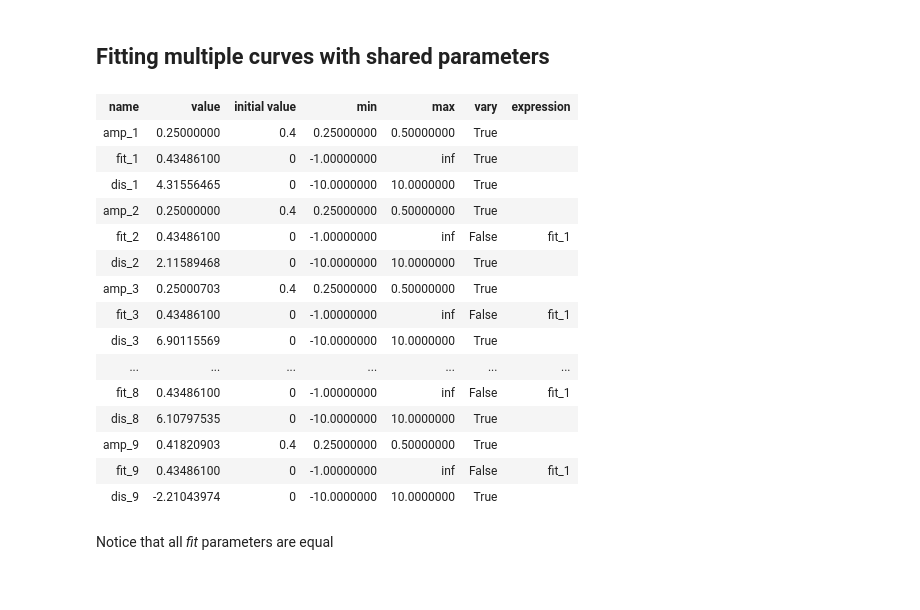
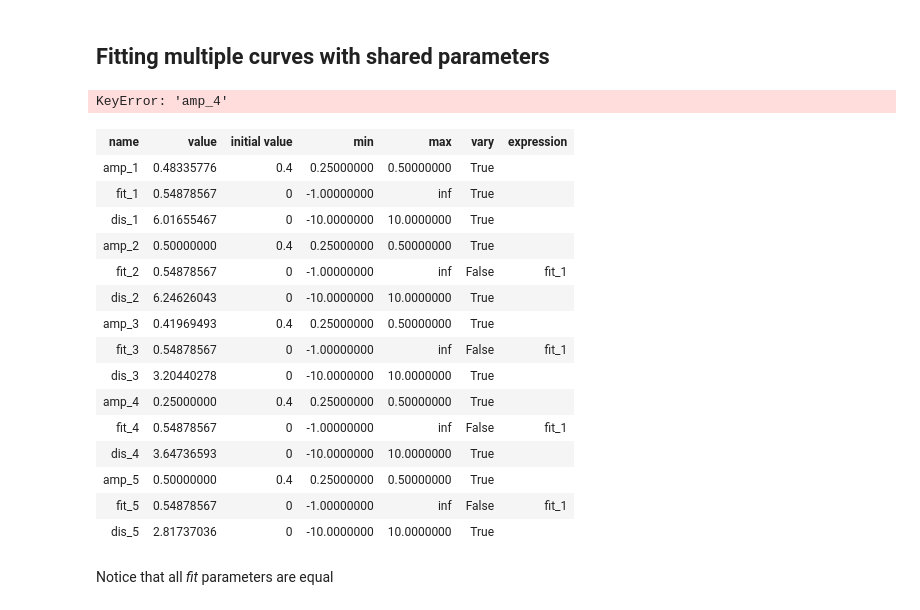
Before and after one commit to neilrobertson/LBC_ARCHER, a Jupyter notebook: Modelling.ipynb, the cells around one changed output. Cells and saved outputs as stored; diff of their text form; code cells hidden in the pictures.

```diff
--- a/Modelling.ipynb
+++ b/Modelling.ipynb
@@ -320,7 +320,7 @@ def mutation_expansion(mutation):
 ## Setting up trajectories
 # %%
 # set the trajectories that we want to fit
-mutation='DNMT3A'
+mutation='TET2'
 threshold=np.quantile(total_grad, 0.85)
 data=[]
 x=[]
@@ -340,6 +340,24 @@ fig
 [interactive output not drawn]
 # %% [markdown]
 ## Fitting multiple curves with shared parameters
+# %%
+total_res=[]   # keeps track of the cumulative residuals accross all data sets
+counter=0
+
+# compute the residual for each trajectory in the dataset
+for i , points in enumerate(zip(x,data)):
+        # points[0] -> x
+        # points[1] -> y
+    res = points[1] - sigmoid_dataset(fit_params, i, points[0])
+    total_res.append(res)
+
+    # now flatten this to a 1D array, as minimize() needs
+
+total_res=np.concatenate(total_res).ravel()
+for i, j in enumerate(data):
+    total_res=np.append(total_res,np.asarray([0.5-fit_params['amp_%i' % (i+1)]]))
+# %% [output]
+KeyError: 'amp_4'
 # %%
 from lmfit import Parameters, minimize, report_fit
 
@@ -356,53 +374,62 @@ def sigmoid_dataset(params, i, x):
     return sigmoid(x, amp, fit, dis)
 
 
-def objective(params, x, data):
+def objective(params, x, data, a):
     """Calculate total residual for fits of Sigmoids to several data sets."""
 
     total_res=[]   # keeps track of the cumulative residuals accross all data sets
     counter=0
 
     # compute the residual for each trajectory in the dataset
     for i , points in enumerate(zip(x,data)):
         # points[0] -> x
         # points[1] -> y
         res = points[1] - sigmoid_dataset(params, i, points[0])
         total_res.append(res)
 
     # now flatten this to a 1D array, as minimize() needs
-    return np.concatenate(total_res).ravel()
+    #return np.concatenate(total_res).ravel()
 
+    total_res=np.concatenate(total_res).ravel()
+    for i, j in enumerate(data):
+        total_res=np.append(total_res,np.asarray([a*(0.5-params['amp_%i' % (i+1)])]))
+
+    return total_res
 
 fit_params = Parameters()
 
 # initialize parameters using default values and boundary values
 for iy, y in enumerate(data):
     fit_params.add('amp_%i' % (iy+1), value=0.4, min=0.25, max=0.5)
     fit_params.add('fit_%i' % (iy+1), value=0,  min =-1.)
     fit_params.add('dis_%i' % (iy+1), value=0,   min=-10,  max=10)
 
 for iy in range(2,len(data)+1):
     fit_params['fit_%i' % iy].expr = 'fit_1'
 
-out = minimize(objective, fit_params, args=(x, data))
+# coefficeint of l^2 regularization on amplitude parameters
+a=0.1
+
+# fit the data using lmfit 'minimize' function
+out = minimize(objective, fit_params, args=(x, data, a))
 out.params
 # %% [output]
 | name | value | initial value | min | max | vary | expression |
-| amp_1 | 0.25000000 | 0.4 | 0.25000000 | 0.50000000 | True |  |
-| fit_1 | 0.43486100 | 0 | -1.00000000 | inf | True |  |
-| dis_1 | 4.31556465 | 0 | -10.0000000 | 10.0000000 | True |  |
-| amp_2 | 0.25000000 | 0.4 | 0.25000000 | 0.50000000 | True |  |
-| fit_2 | 0.43486100 | 0 | -1.00000000 | inf | False | fit_1 |
-| dis_2 | 2.11589468 | 0 | -10.0000000 | 10.0000000 | True |  |
-| amp_3 | 0.25000703 | 0.4 | 0.25000000 | 0.50000000 | True |  |
-| fit_3 | 0.43486100 | 0 | -1.00000000 | inf | False | fit_1 |
-| dis_3 | 6.90115569 | 0 | -10.0000000 | 10.0000000 | True |  |
-| ... | ... | ... | ... | ... | ... | ... |
-| fit_8 | 0.43486100 | 0 | -1.00000000 | inf | False | fit_1 |
-| dis_8 | 6.10797535 | 0 | -10.0000000 | 10.0000000 | True |  |
-| amp_9 | 0.41820903 | 0.4 | 0.25000000 | 0.50000000 | True |  |
-| fit_9 | 0.43486100 | 0 | -1.00000000 | inf | False | fit_1 |
-| dis_9 | -2.21043974 | 0 | -10.0000000 | 10.0000000 | True |  |
+| amp_1 | 0.48335776 | 0.4 | 0.25000000 | 0.50000000 | True |  |
+| fit_1 | 0.54878567 | 0 | -1.00000000 | inf | True |  |
+| dis_1 | 6.01655467 | 0 | -10.0000000 | 10.0000000 | True |  |
+| amp_2 | 0.50000000 | 0.4 | 0.25000000 | 0.50000000 | True |  |
+| fit_2 | 0.54878567 | 0 | -1.00000000 | inf | False | fit_1 |
+| dis_2 | 6.24626043 | 0 | -10.0000000 | 10.0000000 | True |  |
+| amp_3 | 0.41969493 | 0.4 | 0.25000000 | 0.50000000 | True |  |
+| fit_3 | 0.54878567 | 0 | -1.00000000 | inf | False | fit_1 |
+| dis_3 | 3.20440278 | 0 | -10.0000000 | 10.0000000 | True |  |
+| amp_4 | 0.25000000 | 0.4 | 0.25000000 | 0.50000000 | True |  |
+| fit_4 | 0.54878567 | 0 | -1.00000000 | inf | False | fit_1 |
+| dis_4 | 3.64736593 | 0 | -10.0000000 | 10.0000000 | True |  |
+| amp_5 | 0.50000000 | 0.4 | 0.25000000 | 0.50000000 | True |  |
+| fit_5 | 0.54878567 | 0 | -1.00000000 | inf | False | fit_1 |
+| dis_5 | 2.81737036 | 0 | -10.0000000 | 10.0000000 | True |  |
 # %% [markdown]
 Notice that all *fit* parameters are equal
 # %% [markdown]
```
Also changed, not shown: parts of 1 cell of this notebook.
